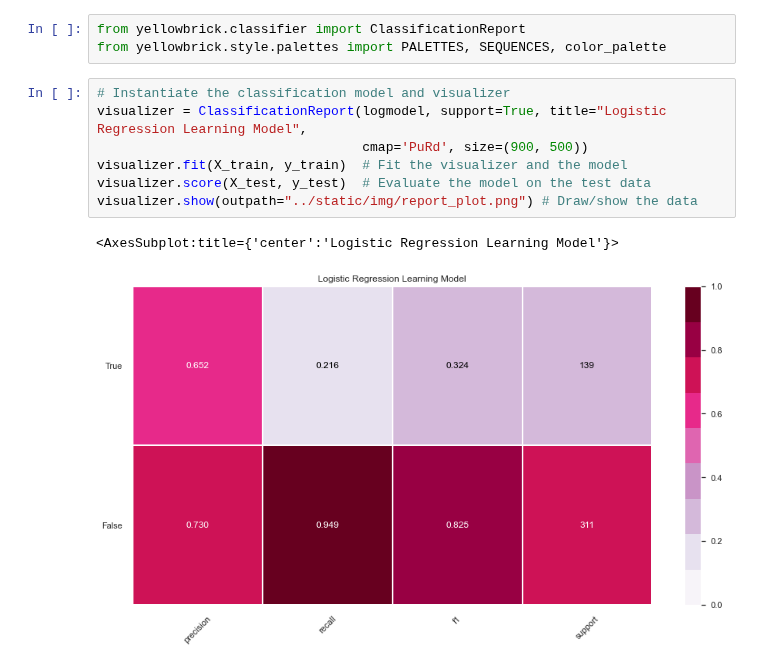
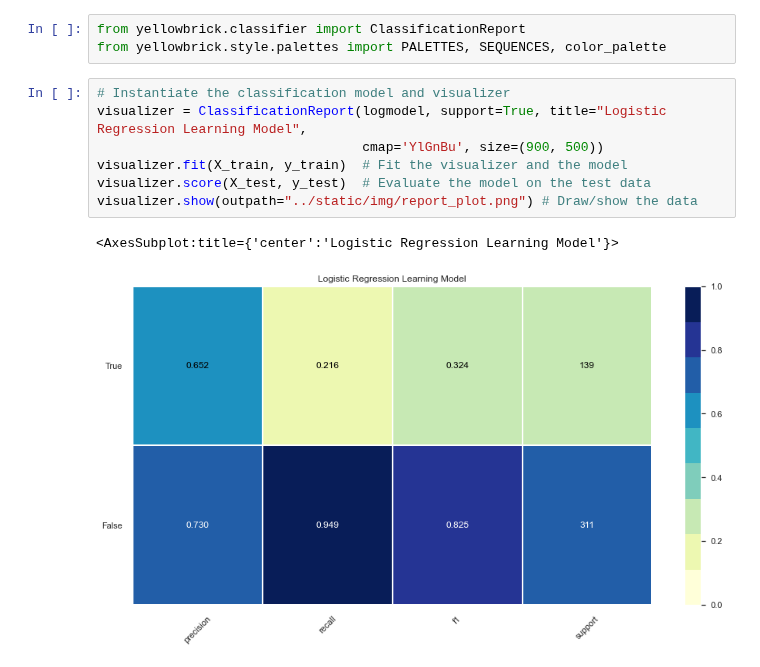
Before and after one commit to Nicole1701/video-game-prediction, a Jupyter notebook: notebooks/logistic_reg_model.ipynb, the cells around one changed output. Cells and saved outputs as stored; diff of their text form.

```diff
--- a/notebooks/logistic_reg_model.ipynb
+++ b/notebooks/logistic_reg_model.ipynb
@@ -106,10 +106,10 @@ from yellowbrick.style.palettes import PALETTES, SEQUENCES, color_palette
 # %%
 # Instantiate the classification model and visualizer
 visualizer = ClassificationReport(logmodel, support=True, title="Logistic Regression Learning Model",
-                                  cmap='PuRd', size=(900, 500))
+                                  cmap='YlGnBu', size=(900, 500))
 visualizer.fit(X_train, y_train)  # Fit the visualizer and the model
 visualizer.score(X_test, y_test)  # Evaluate the model on the test data
 visualizer.show(outpath="../static/img/report_plot.png") # Draw/show the data
 # %% [output]
 <AxesSubplot:title={'center':'Logistic Regression Learning Model'}>
-[figure, old version]
+[figure, new version]
```
Also changed, not shown: 1 other file.
